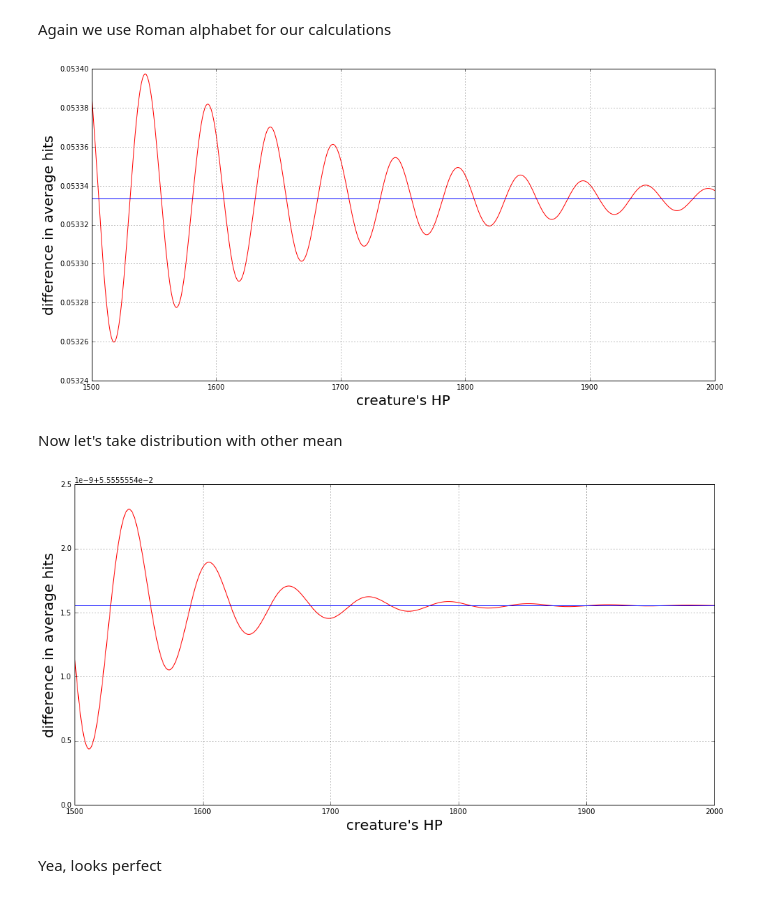
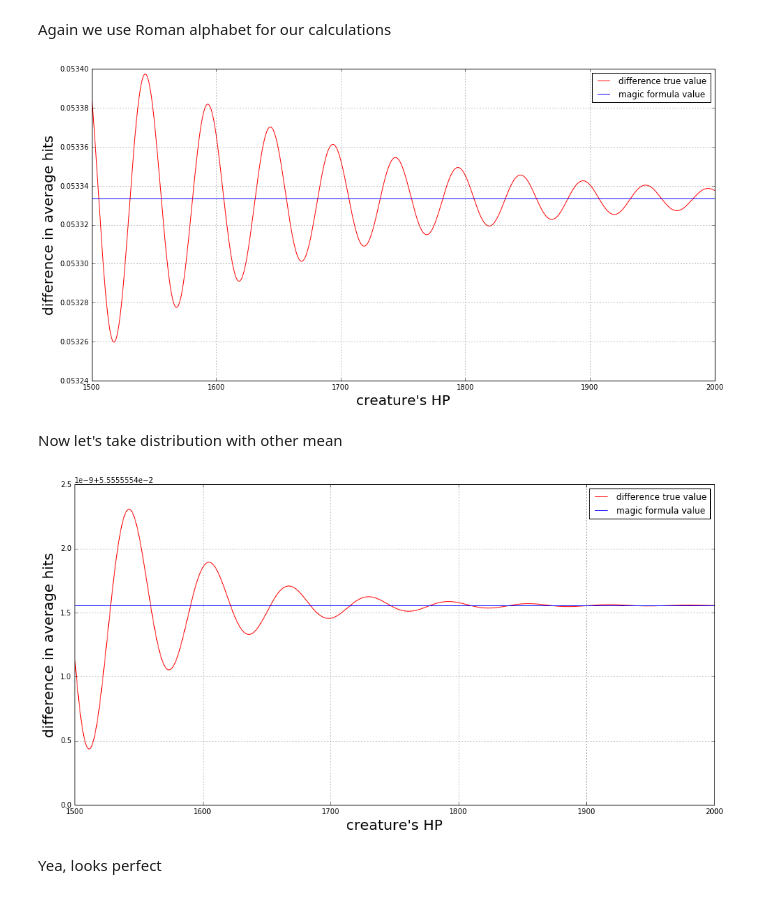
Before and after one commit to necludov/two-swords, a Jupyter notebook: post.ipynb, the cells around one changed output. Drawn from its saved outputs; the diff is of its cells as text; code cells hidden in the pictures.

Commit message:
plot legends

```diff
--- a/post.ipynb
+++ b/post.ipynb
@@ -343,13 +343,14 @@ d = 60.
 avg_hits_blue, avg_hits_red = calc_avg_hits(a,b,c,d,hp_array)
 # %%
 figsize(16,8)
-plt.plot(hp_array, (avg_hits_red - avg_hits_blue), 'r')
-plt.axhline(magic_formula(a,b,c,d))
+plt.plot(hp_array, (avg_hits_red - avg_hits_blue), 'r', label='difference true value')
+plt.axhline(magic_formula(a,b,c,d), label='magic formula value')
 plt.xlabel('creature\'s HP', size=20)
 plt.ylabel('difference in average hits', size=20)
+plt.legend()
 plt.grid()
 # %% [output]
-[figure, old version]
+[figure, new version]
 # %% [markdown]
 Now let's take distribution with other mean
 # %%
@@ -362,13 +363,14 @@ d = 80.
 avg_hits_blue, avg_hits_red = calc_avg_hits(a,b,c,d,hp_array)
 # %%
 figsize(16,8)
-plt.plot(hp_array, (avg_hits_red - avg_hits_blue), 'r')
-plt.axhline(magic_formula(a,b,c,d))
+plt.plot(hp_array, (avg_hits_red - avg_hits_blue), 'r', label='difference true value')
+plt.axhline(magic_formula(a,b,c,d), label='magic formula value')
 plt.xlabel('creature\'s HP', size=20)
 plt.ylabel('difference in average hits', size=20)
+plt.legend()
 plt.grid()
 # %% [output]
-[figure, old version]
+[figure, new version]
 # %% [markdown]
 Yea, looks perfect
 # %% [markdown]
```
Also changed, not shown: parts of 1 cell of this notebook.
